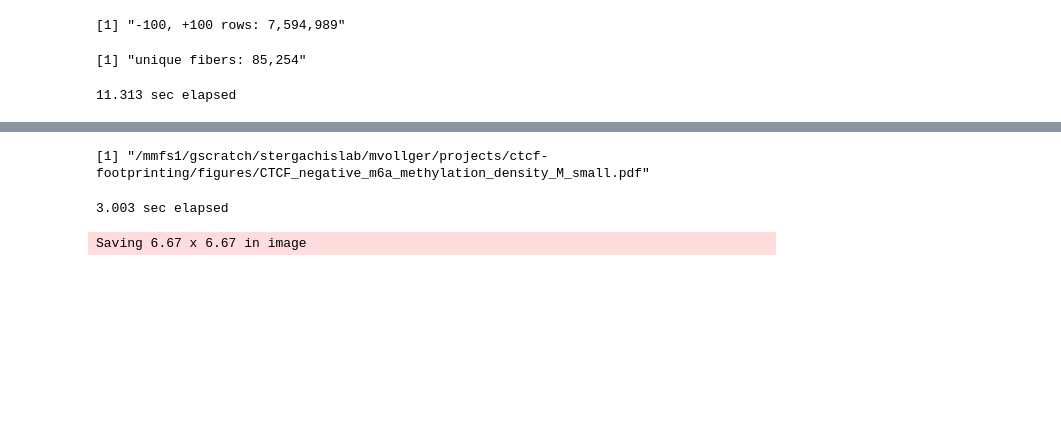
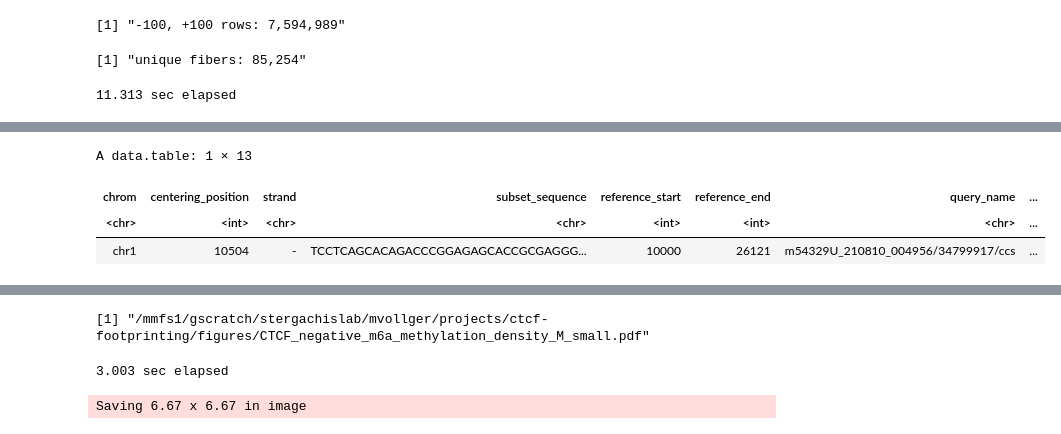
Before and after one commit to monikaperez/ctcf-footprinting, a Jupyter notebook: r_scripts/density_plots.ipynb, the cells around one changed output, grey strips where cells are left out. Drawn from its saved outputs; the diff is of its cells as text; code cells hidden in the pictures; blank space fills up the shorter version.

```diff
--- a/r_scripts/density_plots.ipynb
+++ b/r_scripts/density_plots.ipynb
@@ -447,0 +463,7 @@ sprintf("initial rows: %s", prettyNum(dim(df)[1], big.mark=","))
+# %%
+head(df, 1)
+# %% [output]
+A data.table: 1 × 13
+| chrom | centering_position | strand | subset_sequence | reference_start | reference_end | query_name | ... |
+| <chr> | <int> | <chr> | <chr> | <int> | <int> | <chr> | ... |
+| chr1 | 10504 | - | TCCTCAGCACAGACCCGGAGAGCACCGCGAGGG... | 10000 | 26121 | m54329U_210810_004956/34799917/ccs | ... |
```
Also changed, not shown: parts of 7 cells of this notebook, 2 other files.
